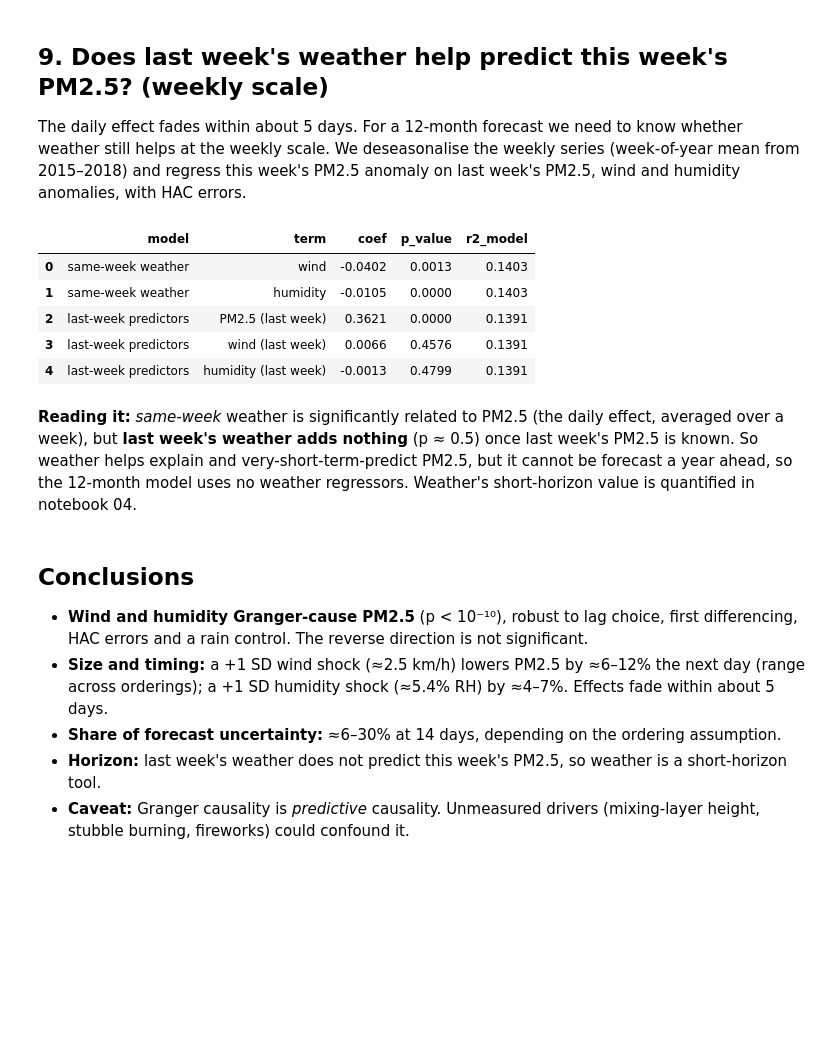
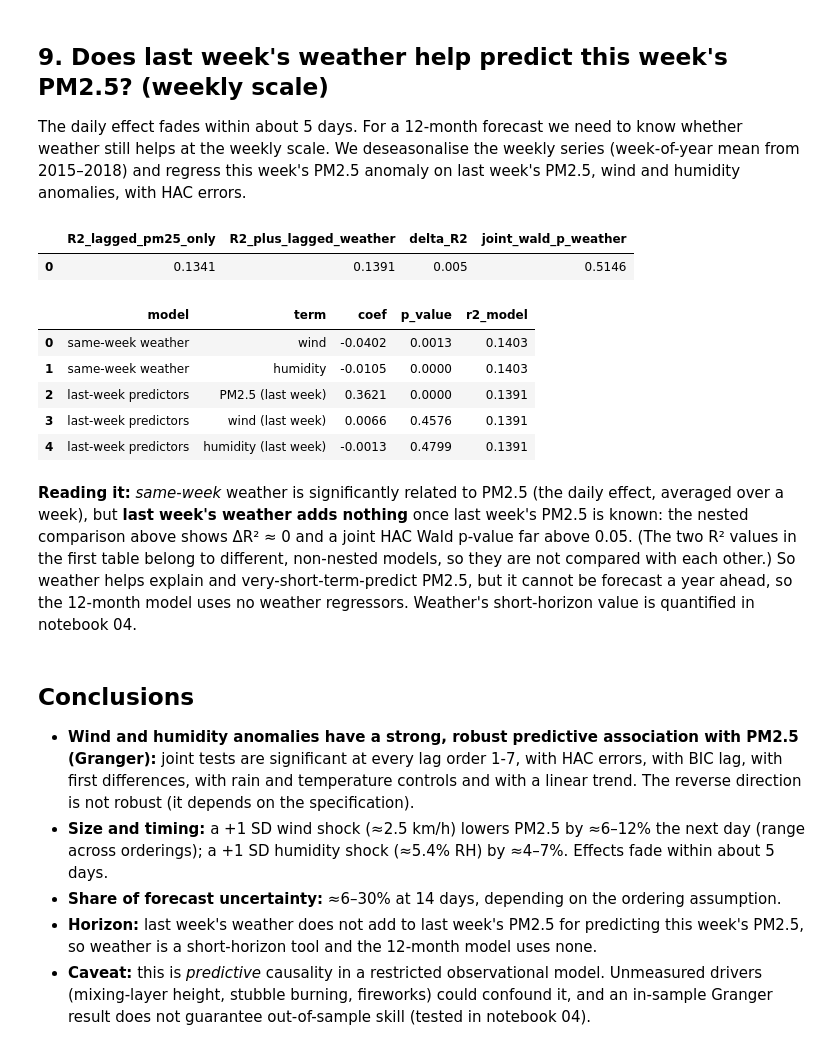
Before and after one commit to LuciferK47/PM_2.5, a Jupyter notebook: notebooks/03_var_granger.ipynb, the cells around one changed output. Cells and saved outputs as stored; diff of their text form; code cells hidden in the pictures; blank space fills up the shorter version.

```diff
--- a/notebooks/03_var_granger.ipynb
+++ b/notebooks/03_var_granger.ipynb
@@ -410,42 +578,57 @@ PM2.5 anomaly on last week's PM2.5, wind and humidity anomalies, with HAC errors
 # %%
 weekly = pd.read_csv(PROCESSED / "delhi_weekly.csv", index_col="Date", parse_dates=True)
 wk = weekly.loc[:"2018-12-31", ["log_pm25", "wind", "rh"]].copy()
-woy = wk.index.isocalendar().week.clip(upper=52).to_numpy()
+woy = week_index(wk.index)
 wk_an = wk - wk.groupby(woy).transform("mean").to_numpy()
 same = sm.OLS(wk_an["log_pm25"], sm.add_constant(wk_an[["wind", "rh"]])).fit(cov_type="HAC", cov_kwds={"maxlags": 4})
 lagd = pd.concat([wk_an["log_pm25"].shift(1), wk_an["wind"].shift(1), wk_an["rh"].shift(1)], axis=1, keys=["pm25_lag1", "wind_lag1", "rh_lag1"])
 lag_fit = sm.OLS(wk_an["log_pm25"], sm.add_constant(lagd), missing="drop").fit(cov_type="HAC", cov_kwds={"maxlags": 4})
 weekly_lag = pd.DataFrame({
     "model": ["same-week weather"] * 2 + ["last-week predictors"] * 3,
     "term": ["wind", "humidity", "PM2.5 (last week)", "wind (last week)", "humidity (last week)"],
     "coef": [same.params["wind"], same.params["rh"], lag_fit.params["pm25_lag1"], lag_fit.params["wind_lag1"], lag_fit.params["rh_lag1"]],
     "p_value": [same.pvalues["wind"], same.pvalues["rh"], lag_fit.pvalues["pm25_lag1"], lag_fit.pvalues["wind_lag1"], lag_fit.pvalues["rh_lag1"]],
 })
 weekly_lag["r2_model"] = [same.rsquared] * 2 + [lag_fit.rsquared] * 3
 weekly_lag.round(4).to_csv(RESULTS / "weekly_weather_lag.csv", index=False)
+
+# Nested comparison: does adding last week's wind + humidity improve on last week's PM2.5 alone?
+base = sm.OLS(wk_an["log_pm25"], sm.add_constant(lagd[["pm25_lag1"]]), missing="drop").fit(cov_type="HAC", cov_kwds={"maxlags": 4})
+wald = lag_fit.wald_test("wind_lag1 = 0, rh_lag1 = 0", scalar=True)
+nested = pd.DataFrame({"R2_lagged_pm25_only": [base.rsquared], "R2_plus_lagged_weather": [lag_fit.rsquared],
+                       "delta_R2": [lag_fit.rsquared - base.rsquared], "joint_wald_p_weather": [float(wald.pvalue)]})
+nested.round(4).to_csv(RESULTS / "weekly_lag_nested.csv", index=False)
+display(nested.round(4))
 weekly_lag.round(4)
 # %% [output]
-|  | model | term | coef | p_value | r2_model |
-| 0 | same-week weather | wind | -0.0402 | 0.0013 | 0.1403 |
-| 1 | same-week weather | humidity | -0.0105 | 0.0000 | 0.1403 |
-| 2 | last-week predictors | PM2.5 (last week) | 0.3621 | 0.0000 | 0.1391 |
-| 3 | last-week predictors | wind (last week) | 0.0066 | 0.4576 | 0.1391 |
-| 4 | last-week predictors | humidity (last week) | -0.0013 | 0.4799 | 0.1391 |
+|  | R2_lagged_pm25_only | R2_plus_lagged_weather | delta_R2 | joint_wald_p_weather |
+| 0 | 0.1341 | 0.1391 | 0.005 | 0.5146 |
+|  | model | term | coef | p_value | r2_model |
+| 0 | same-week weather | wind | -0.0402 | 0.0013 | 0.1403 |
+| 1 | same-week weather | humidity | -0.0105 | 0.0000 | 0.1403 |
+| 2 | last-week predictors | PM2.5 (last week) | 0.3621 | 0.0000 | 0.1391 |
+| 3 | last-week predictors | wind (last week) | 0.0066 | 0.4576 | 0.1391 |
+| 4 | last-week predictors | humidity (last week) | -0.0013 | 0.4799 | 0.1391 |
 # %% [markdown]
 **Reading it:** *same-week* weather is significantly related to PM2.5 (the daily effect, averaged over a week),
-but **last week's weather adds nothing** (p ≈ 0.5) once last week's PM2.5 is known. So weather helps explain and
+but **last week's weather adds nothing** once last week's PM2.5 is known: the nested comparison above shows ΔR² ≈ 0 and a
+joint HAC Wald p-value far above 0.05. (The two R² values in the first table belong to different, non-nested models, so
+they are not compared with each other.) So weather helps explain and
 very-short-term-predict PM2.5, but it cannot be forecast a year ahead, so the 12-month model uses no weather
 regressors. Weather's short-horizon value is quantified in notebook 04.
 # %% [markdown]
 ## Conclusions
-* **Wind and humidity Granger-cause PM2.5** (p < 10⁻¹⁰), robust to lag choice, first differencing, HAC errors
-  and a rain control. The reverse direction is not significant.
+* **Wind and humidity anomalies have a strong, robust predictive association with PM2.5 (Granger):** joint tests are
+  significant at every lag order 1-7, with HAC errors, with BIC lag, with first differences, with rain and temperature
+  controls and with a linear trend. The reverse direction is not robust (it depends on the specification).
 * **Size and timing:** a +1 SD wind shock (≈2.5 km/h) lowers PM2.5 by ≈6–12% the next day (range across
   orderings); a +1 SD humidity shock (≈5.4% RH) by ≈4–7%. Effects fade within about 5 days.
 * **Share of forecast uncertainty:** ≈6–30% at 14 days, depending on the ordering assumption.
-* **Horizon:** last week's weather does not predict this week's PM2.5, so weather is a short-horizon tool.
-* **Caveat:** Granger causality is *predictive* causality. Unmeasured drivers (mixing-layer height, stubble
-  burning, fireworks) could confound it.
+* **Horizon:** last week's weather does not add to last week's PM2.5 for predicting this week's PM2.5, so weather is a
+  short-horizon tool and the 12-month model uses none.
+* **Caveat:** this is *predictive* causality in a restricted observational model. Unmeasured drivers (mixing-layer height,
+  stubble burning, fireworks) could confound it, and an in-sample Granger result does not guarantee out-of-sample skill
+  (tested in notebook 04).
 # %%
 key["granger"] = {r["direction"]: float(f"{r['p_value']:.3g}") for r in granger.to_dict("records")}
 key["granger_hac"] = {r["direction"] + " | " + r["spec"]: float(f"{r['p_value']:.3g}") for r in granger_hac.to_dict("records")}
```
Also changed, not shown: parts of 25 cells of this notebook, 30 other files.
